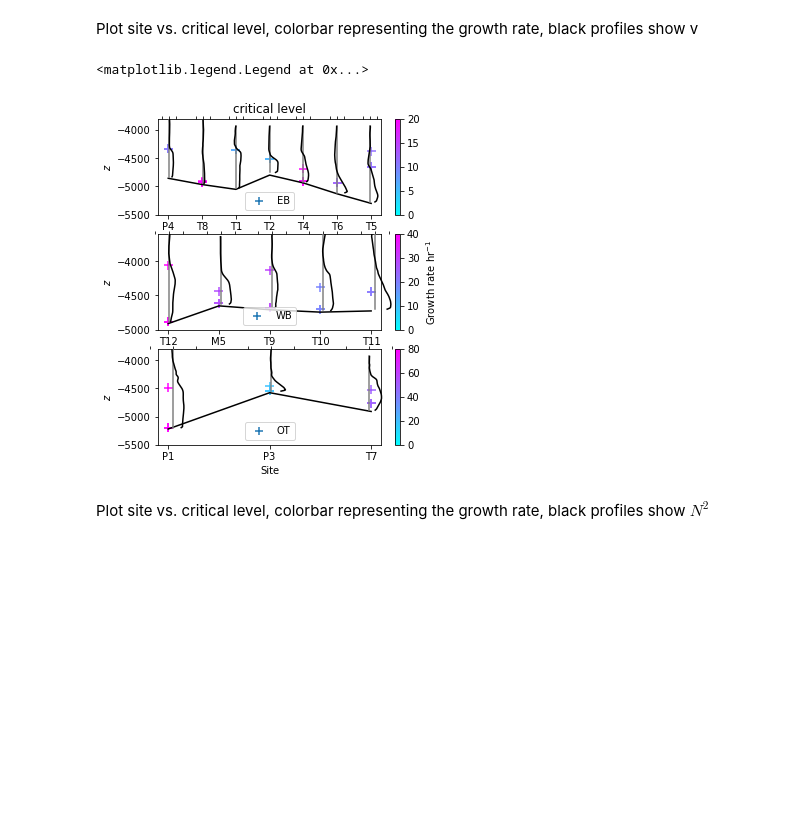
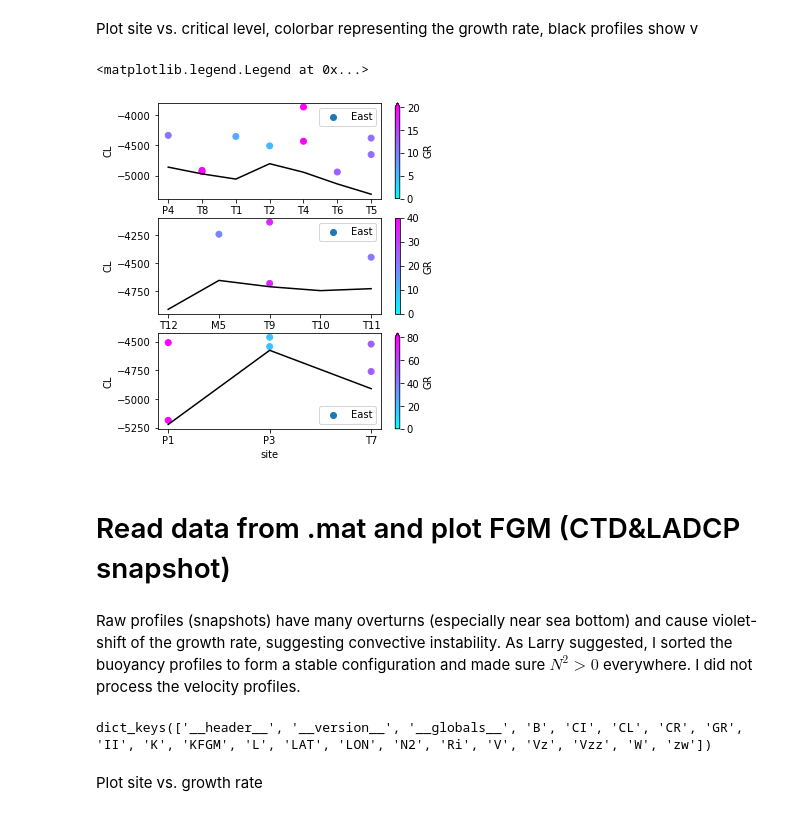
Before and after one commit to jessecusack/SP_taylor_goldstein, a Jupyter notebook: sp-tg/analysis/FGM.ipynb, the cells around one changed output. Cells and saved outputs as stored; diff of their text form; code cells hidden in the pictures; blank space fills up the shorter version.

```diff
--- a/sp-tg/analysis/FGM.ipynb
+++ b/sp-tg/analysis/FGM.ipynb
@@ -97,51 +99,31 @@ def plot_insets(key, var, loc, xlim, ylim, ax):
 # %% [markdown]
 Plot site vs. critical level, colorbar representing the growth rate, black profiles show v
-# %%
-fig, ax =  plt.subplots(nrows=3, ncols=1, figsize=(5, 6))
-# EB
-for i in range(len(EB_FGM.site)):
-    plot_insets(EB_FGM.site[i], 1, [0+.15*i, 0, 0.1, 1], [-.4, .4], [-5500,-3800], ax[0])
-ax[0].plot(EB_FGM.site, EB_FGM.bz,'k')
-sc = ax[0].scatter(EB_FGM.site, EB_FGM.CL[:,0], c=2*np.pi/EB_FGM.GR/3600, marker='+', s=80, vmin=0, vmax=20, cmap=cm.cool, label="EB")
-for i in range(len(EB_FGM.CL[0,:])):
-    ax[0].scatter(EB_FGM.site, EB_FGM.CL[:,i], c=2*np.pi/EB_FGM.GR/3600, marker='+', s=80, vmin=0, vmax=20, cmap=cm.cool)
-fig.colorbar(sc,label=" ",ax=ax[0])
-ax[0].set_title("critical level")
-# ax[0].set_xlabel("Site")
-ax[0].set_ylabel("$z$")
-# ax[0].set_ylim([-5500,-4200])
-ax[0].set_ylim([-5500,-3800])
-ax[0].legend(loc='lower center')
-
-# WB
-for i in range(len(WB_FGM.site)):
-    plot_insets(WB_FGM.site[i], 1, [-.05+.23*i, 0, 0.2, 1], [-.4, .4], [-5000,-3600], ax[1])
-ax[1].plot(WB_FGM.site, WB_FGM.bz,'k')
-sc = ax[1].scatter(WB_FGM.site, WB_FGM.CL[:,0], c=2*np.pi/WB_FGM.GR/3600, marker='+', s=80, vmin=0, vmax=40, cmap=cm.cool, label="WB")
-for i in range(len(WB_FGM.CL[0,:])):
-    ax[1].scatter(WB_FGM.site, WB_FGM.CL[:,i], c=2*np.pi/WB_FGM.GR/3600, marker='+', s=80, vmin=0, vmax=40, cmap=cm.cool)
-fig.colorbar(sc,label="Growth rate hr$^{-1}$",ax=ax[1])
-# ax[1].set_xlabel("Site")
-ax[1].set_ylabel("$z$")
-# ax[1].set_ylim([-5000,-4000])
-ax[1].set_ylim([-5000,-3600])
-ax[1].legend(loc='lower center')
-
-# OT
-for i in range(len(OT_FGM.site)):
-    plot_insets(OT_FGM.site[i], 1, [-.1+.44*i, 0, 0.33, 1], [-.4, .4], [-5500,-3800], ax[-1])
-ax[-1].plot(OT_FGM.site, OT_FGM.bz,'k')
-sc = ax[-1].scatter(OT_FGM.site, OT_FGM.CL[:,0], c=2*np.pi/OT_FGM.GR/3600, marker='+', s=80, vmin=0, vmax=80, cmap=cm.cool, label="OT")
-for i in range(len(OT_FGM.CL[0,:])):
-    ax[-1].scatter(OT_FGM.site, OT_FGM.CL[:,i], c=2*np.pi/OT_FGM.GR/3600, marker='+', s=80, vmin=0, vmax=80, cmap=cm.cool)
-fig.colorbar(sc,label=" ",ax=ax[-1])
-ax[-1].set_xlabel("Site")
-ax[-1].set_ylabel("$z$")
-# ax[-1].set_ylim([-5500,-4200])
-ax[-1].set_ylim([-5500,-3800])
-ax[-1].legend(loc='lower center')
-
-# fig.savefig(data_path+data_name[:-4]+'_cl_v.png', dpi=300)
-# %% [output]
-<matplotlib.legend.Legend at 0x...>
-[figure, removed]
+# %%
+fig, ax =  plt.subplots(nrows=3, ncols=1, figsize=(5, 6))
+FGM_mean.loc[dict(site=EB)].plot.scatter(x='site', y='CL', hue='GR', marker='o',label='East',
+                             ax=ax[0], cmap=cm.cool, vmax=20, vmin=0, add_guide=True)
+ax[0].plot(FGM_mean.botz.loc[dict(site=EB)].site, FGM_mean.botz.loc[dict(site=EB)].data,c='k')
+ax[0].legend()
+FGM_mean.loc[dict(site=WB)].plot.scatter(x='site', y='CL', hue='GR', marker='o',label='East',
+                             ax=ax[1], cmap=cm.cool, vmax=40, vmin=0, add_guide=True)
+ax[1].plot(FGM_mean.botz.loc[dict(site=WB)].site, FGM_mean.botz.loc[dict(site=WB)].data,c='k')
+ax[1].legend()
+FGM_mean.loc[dict(site=OT)].plot.scatter(x='site', y='CL', hue='GR', marker='o',label='East',
+                             ax=ax[-1], cmap=cm.cool, vmax=80, vmin=0, add_guide=True)
+ax[-1].plot(FGM_mean.botz.loc[dict(site=OT)].site, FGM_mean.botz.loc[dict(site=OT)].data,c='k')
+ax[-1].legend()
+# %% [output]
+<matplotlib.legend.Legend at 0x...>
+[figure, added]
+# %% [markdown]
+# Read data from .mat and plot FGM (CTD&LADCP snapshot)
+# %% [markdown]
+Raw profiles (snapshots) have many overturns (especially near sea bottom) and cause violet-shift of the growth rate, suggesting convective instability. As Larry suggested, I sorted the buoyancy profiles to form a stable configuration and made sure $N^2>0$ everywhere. I did not process the velocity profiles.
+# %%
+# load FGM outputs from a .mat dataset
+data_name = 'TG_SI_snapshot_ex1.mat'
+data = sio.loadmat(mdirec + 'codes/' + data_name,squeeze_me = True,struct_as_record = False)
+type(data)
+dict.keys(data)
+# %% [output]
+dict_keys(['__header__', '__version__', '__globals__', 'B', 'CI', 'CL', 'CR', 'GR', 'II', 'K', 'KFGM', 'L', 'LAT', 'LON', 'N2', 'Ri', 'V', 'Vz', 'Vzz', 'W', 'zw'])
@@ -148,2 +173,2 @@ ax[-1].legend(loc='lower center')
 # %% [markdown]
-Plot site vs. critical level, colorbar representing the growth rate, black profiles show $N^2$
+Plot site vs. growth rate
```
Also changed, not shown: parts of 19 cells of this notebook, 1 other file.
